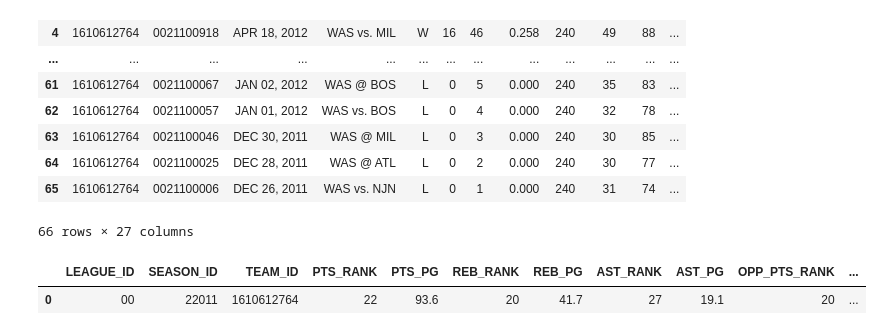
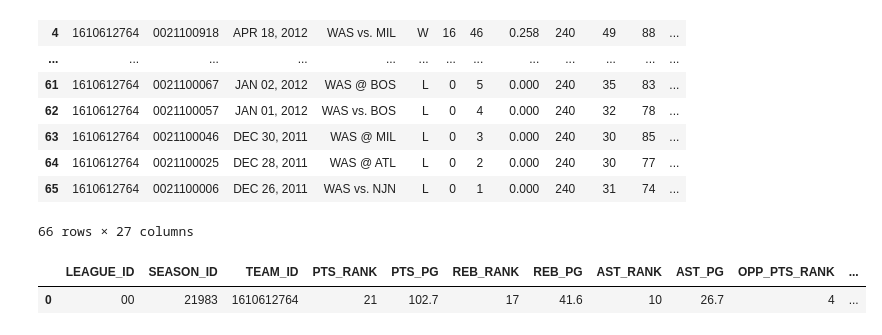
Before and after one commit to marcelcastrolima/nba_data_project, a Jupyter notebook: Untitled.ipynb, the cells around one changed output. Drawn from its saved outputs; the diff is of its cells as text; code cells hidden in the pictures.

```diff
--- a/Untitled.ipynb
+++ b/Untitled.ipynb
@@ -365,15 +499,15 @@ teamdf
 # %%
 from nba_api.stats.endpoints import teaminfocommon
 
-teaminfo = teaminfocommon.TeamInfoCommon(season_nullable='2011', season_type_nullable='Regular Season', team_id='1610612764')
+teaminfo = teaminfocommon.TeamInfoCommon(season_nullable='1983', season_type_nullable='Regular Season', team_id='1610612764')
 
 # pandas data frames (optional: pip install pandas)
 teaminfodf = teaminfo.get_data_frames()[1]
 
 teaminfodf
 # %% [output]
 |  | LEAGUE_ID | SEASON_ID | TEAM_ID | PTS_RANK | PTS_PG | REB_RANK | REB_PG | AST_RANK | AST_PG | OPP_PTS_RANK | ... |
-| 0 | 00 | 22011 | 1610612764 | 22 | 93.6 | 20 | 41.7 | 27 | 19.1 | 20 | ... |
+| 0 | 00 | 21983 | 1610612764 | 21 | 102.7 | 17 | 41.6 | 10 | 26.7 | 4 | ... |
 # %%
 standingsdf.merge(lebron, on='TeamID', how='inner')
 # %% [output]
```
Also changed, not shown: parts of 62 cells of this notebook, 4 other files.
